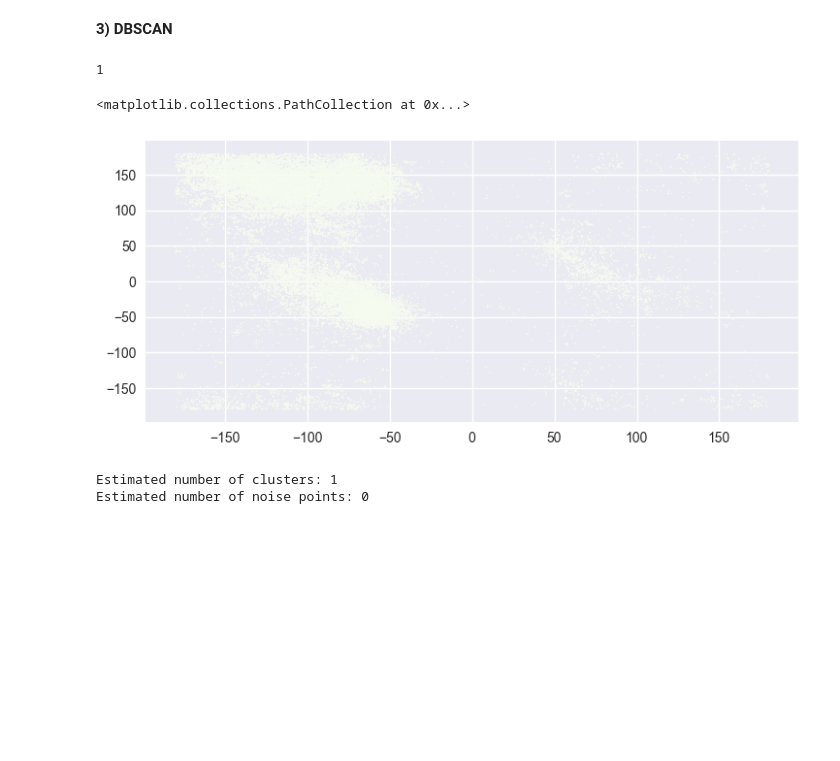
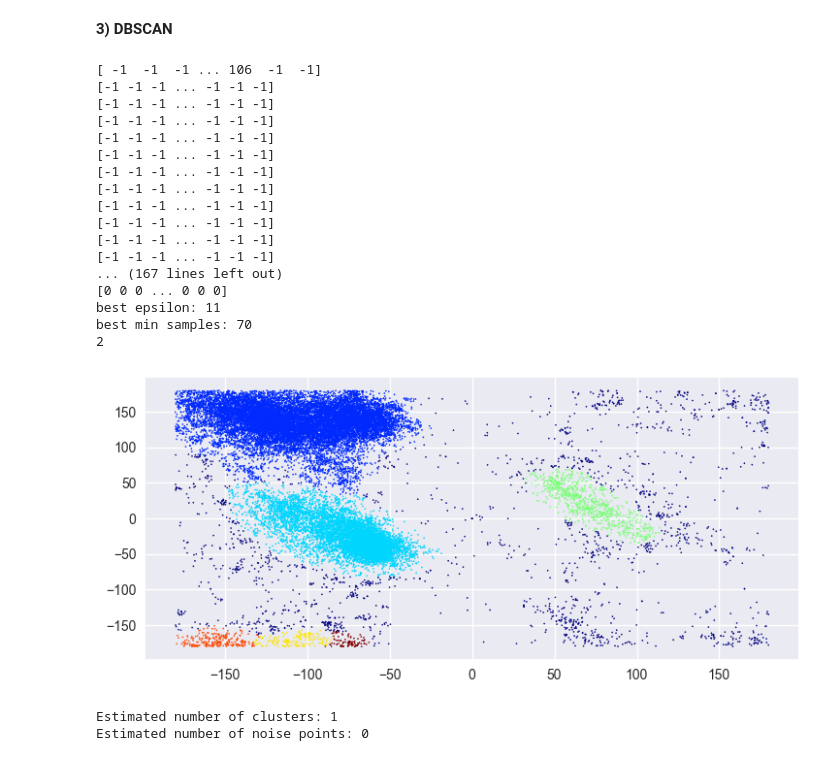
Before and after one commit to Niclindm/DAT405, a Jupyter notebook: Weekly assignment 3/Assigment3.ipynb, the cells around one changed output. Drawn from its saved outputs; the diff is of its cells as text; code cells hidden in the pictures; blank space fills up the shorter version.

Commit message:
Found good eps and min for DBSCAN

```diff
--- a/Weekly assignment 3/Assigment3.ipynb
+++ b/Weekly assignment 3/Assigment3.ipynb
@@ -79,23 +79,59 @@ plt.show()
 **3) DBSCAN**
 # %%
 # computing the DBSCAN
-labels = DBSCAN(eps=50, min_samples=100).fit_predict(X)
-zipped = zip(xy_vals, labels)
+best_e = 0
+best_l = 0
+best_sc = 0
+best_ms = 0
+for e in range(1,50,5):
+    for ms in range(10, 100, 5):
+        labels = DBSCAN(eps=e, min_samples=ms).fit_predict(X)
+        print(labels)
+        if len(set(labels)) > 1:
+            zipped = zip(xy_vals, labels)
+            d['color_dbscan'] = labels
+            sc = silhouette_score(X, labels)
+            if  sc > best_sc:
+                best_sc = sc
+                best_e = e
+                best_l = labels
+                best_ms = ms
 
+
+
+
+print(f'best epsilon: {best_e}')
+print(f'best min samples: {best_ms}')
+d['color_dbscan'] = best_l
+
+plt.scatter(d['phi'], d['psi'], c=d['color_dbscan'], s=0.7,cmap='jet')
 print(len(set(labels)))
 
-d['color_dbscan'] = labels
 
-plt.scatter(d['phi'], d['psi'], c=d['color_dbscan'], s=0.7,cmap='GnBu')
 
 
 
 # for coordinates, label in list(zipped)[::30]:
 #     plt.scatter(coordinates[0], coordinates[1], s=3, c=colors[label])
 # %% [output]
-1
+[ -1  -1  -1 ... 106  -1  -1]
+[-1 -1 -1 ... -1 -1 -1]
+[-1 -1 -1 ... -1 -1 -1]
+[-1 -1 -1 ... -1 -1 -1]
+[-1 -1 -1 ... -1 -1 -1]
+[-1 -1 -1 ... -1 -1 -1]
+[-1 -1 -1 ... -1 -1 -1]
+[-1 -1 -1 ... -1 -1 -1]
+[-1 -1 -1 ... -1 -1 -1]
+[-1 -1 -1 ... -1 -1 -1]
+[-1 -1 -1 ... -1 -1 -1]
+[-1 -1 -1 ... -1 -1 -1]
+... (167 lines left out)
+[0 0 0 ... 0 0 0]
+best epsilon: 11
+best min samples: 70
+2
-<matplotlib.collections.PathCollection at 0x...>
-[figure, old version]
+[figure, new version]
 # %%
 # counting the number of clusters
 n_clusters_ = len(set(labels)) - (1 if -1 in labels else 0)
```
Also changed, not shown: parts of 1 cell of this notebook.
